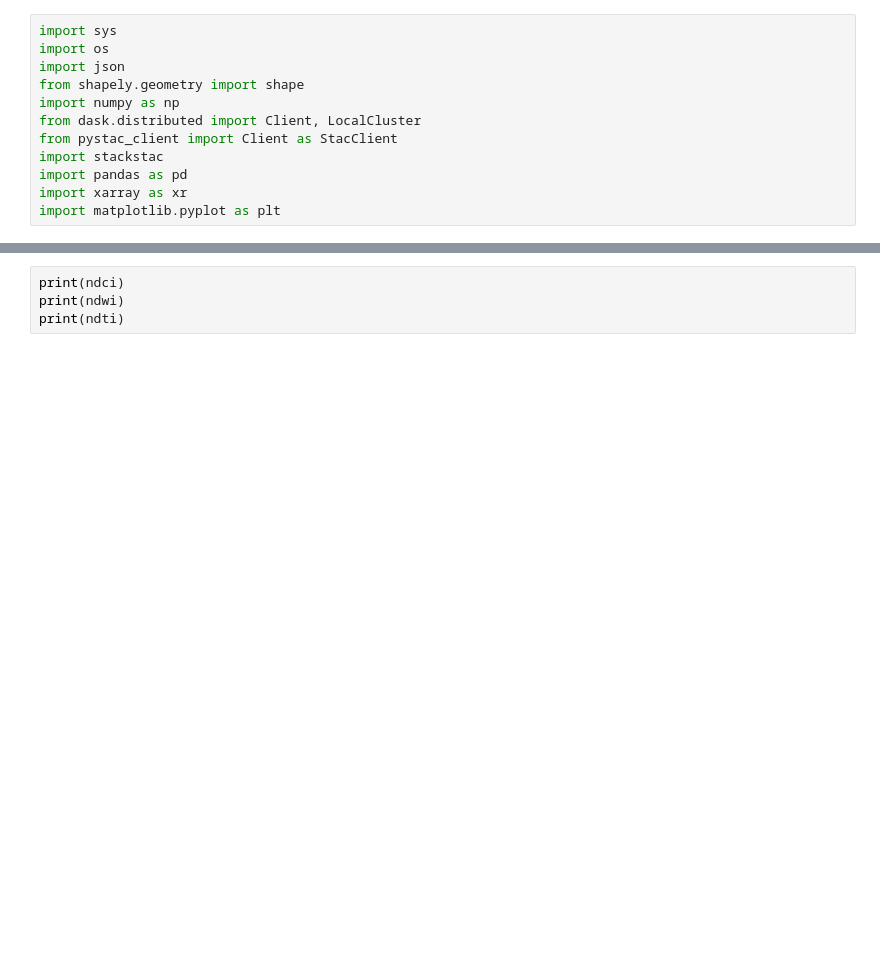
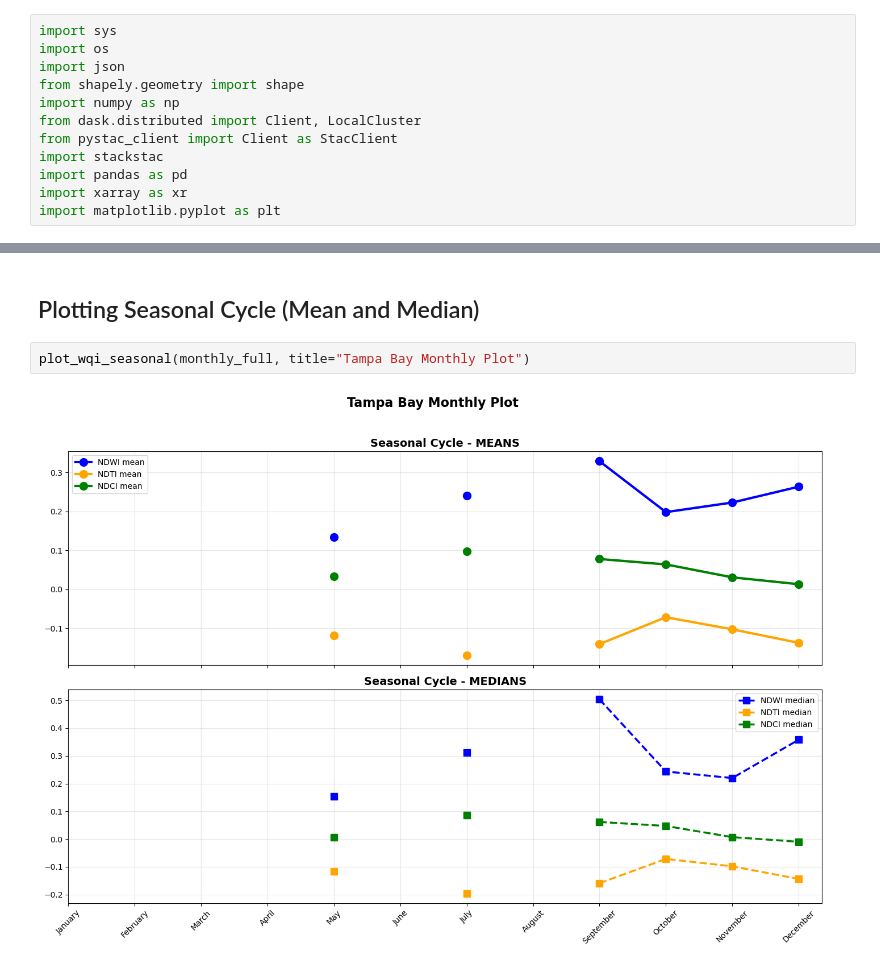
Before and after one commit to Gracey0201/tampa-bay-water-quality, a Jupyter notebook: scr/notebooks/WQI.ipynb, the cells around one changed output, grey strips where cells are left out. Drawn from its saved outputs; the diff is of its cells as text; blank space fills up the shorter version.

```diff
--- a/scr/notebooks/WQI.ipynb
+++ b/scr/notebooks/WQI.ipynb
@@ -130,4 +156,6 @@ result['stack']
+# %% [markdown]
+## Plotting Seasonal Cycle (Mean and Median)
 # %%
-print(ndci)
-print(ndwi)
-print(ndti)
+plot_wqi_seasonal(monthly_full, title="Tampa Bay Monthly Plot")
+# %% [output]
+[figure, added]
```
Also changed, not shown: parts of 20 cells of this notebook.
